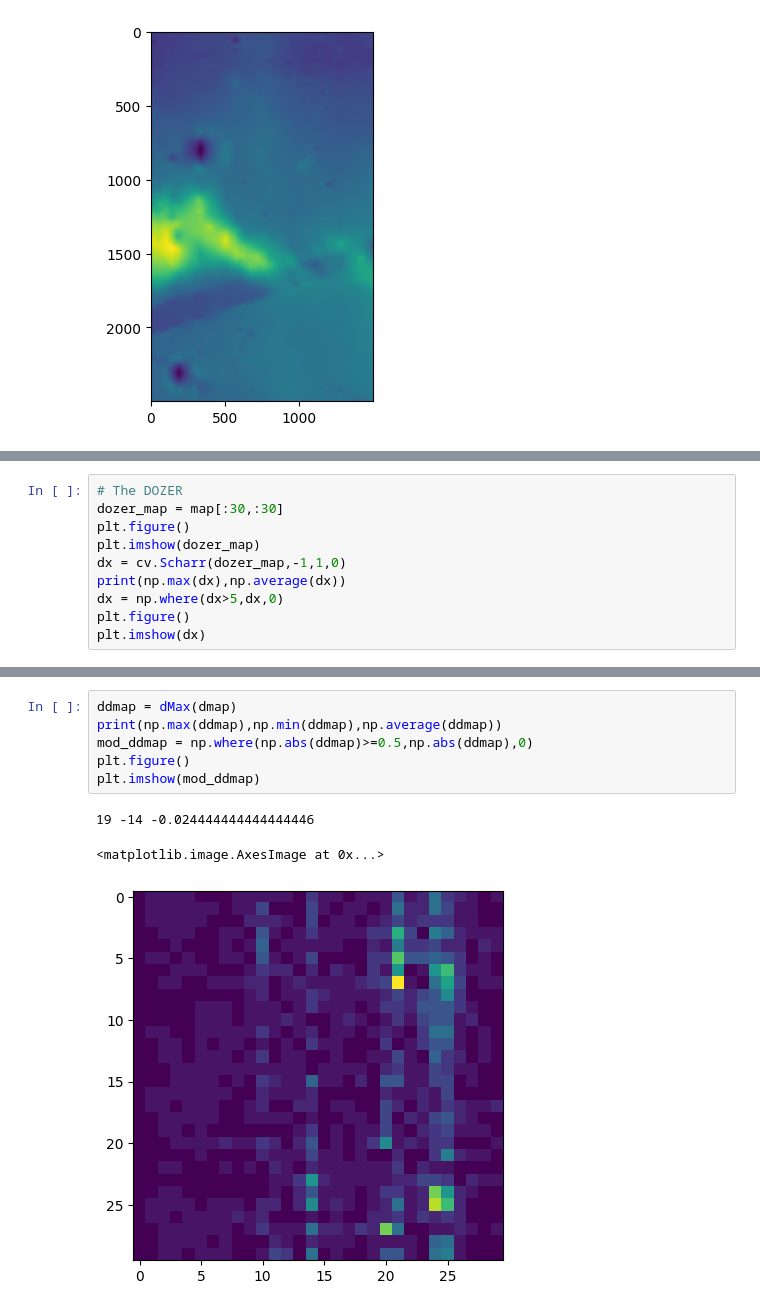
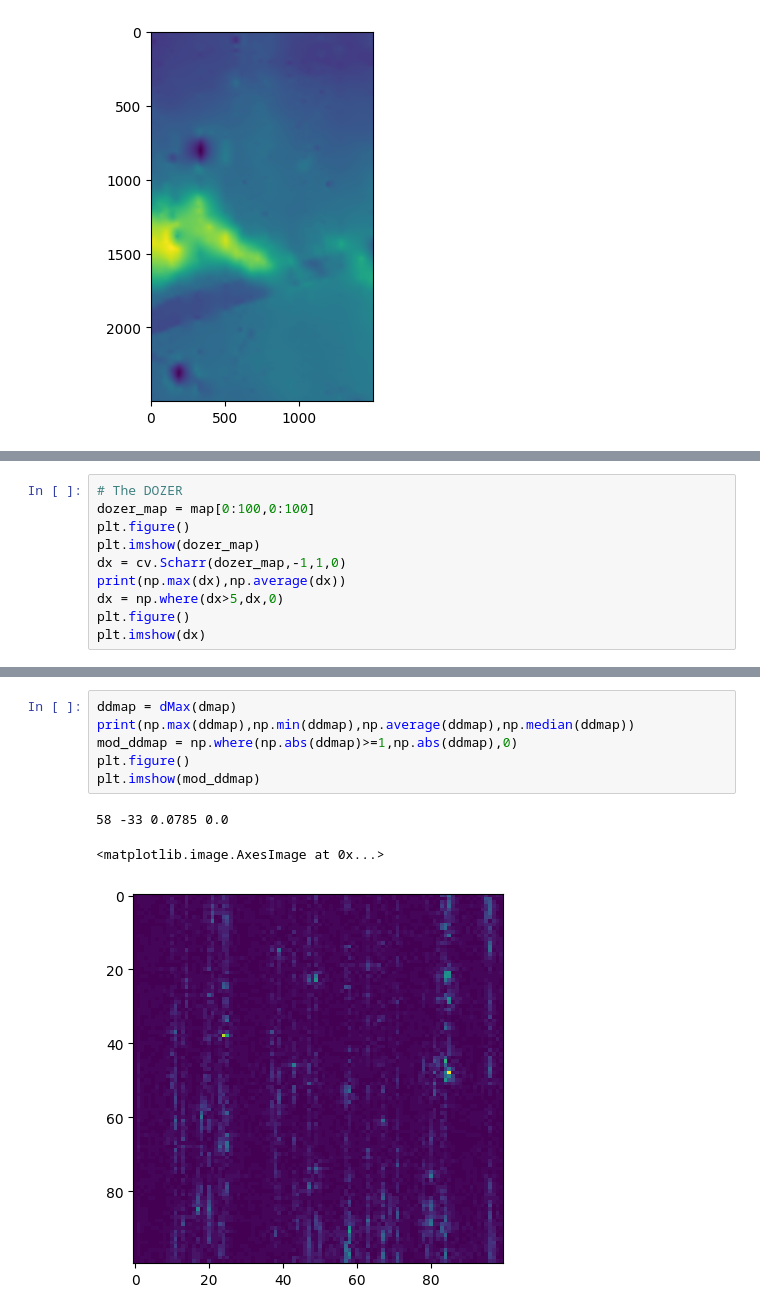
Before and after one commit to the-astronot/boromir, a Jupyter notebook: scratch/interpolation_station.ipynb, the cells around one changed output, grey strips where cells are left out. Cells and saved outputs as stored; diff of their text form.

```diff
--- a/scratch/interpolation_station.ipynb
+++ b/scratch/interpolation_station.ipynb
@@ -55,6 +83,6 @@ def dMax(img):
 # %%
 # The DOZER
-dozer_map = map[:30,:30]
+dozer_map = map[0:100,0:100]
 plt.figure()
 plt.imshow(dozer_map)
 dx = cv.Scharr(dozer_map,-1,1,0)
@@ -79,10 +108,10 @@ plt.imshow(dmap)
 # %%
 ddmap = dMax(dmap)
-print(np.max(ddmap),np.min(ddmap),np.average(ddmap))
-mod_ddmap = np.where(np.abs(ddmap)>=0.5,np.abs(ddmap),0)
+print(np.max(ddmap),np.min(ddmap),np.average(ddmap),np.median(ddmap))
+mod_ddmap = np.where(np.abs(ddmap)>=1,np.abs(ddmap),0)
 plt.figure()
 plt.imshow(mod_ddmap)
 # %% [output]
-19 -14 -0.024444444444444446
+58 -33 0.0785 0.0
 <matplotlib.image.AxesImage at 0x...>
-[figure, old version]
+[figure, new version]
```
Also changed, not shown: parts of 12 cells of this notebook.
